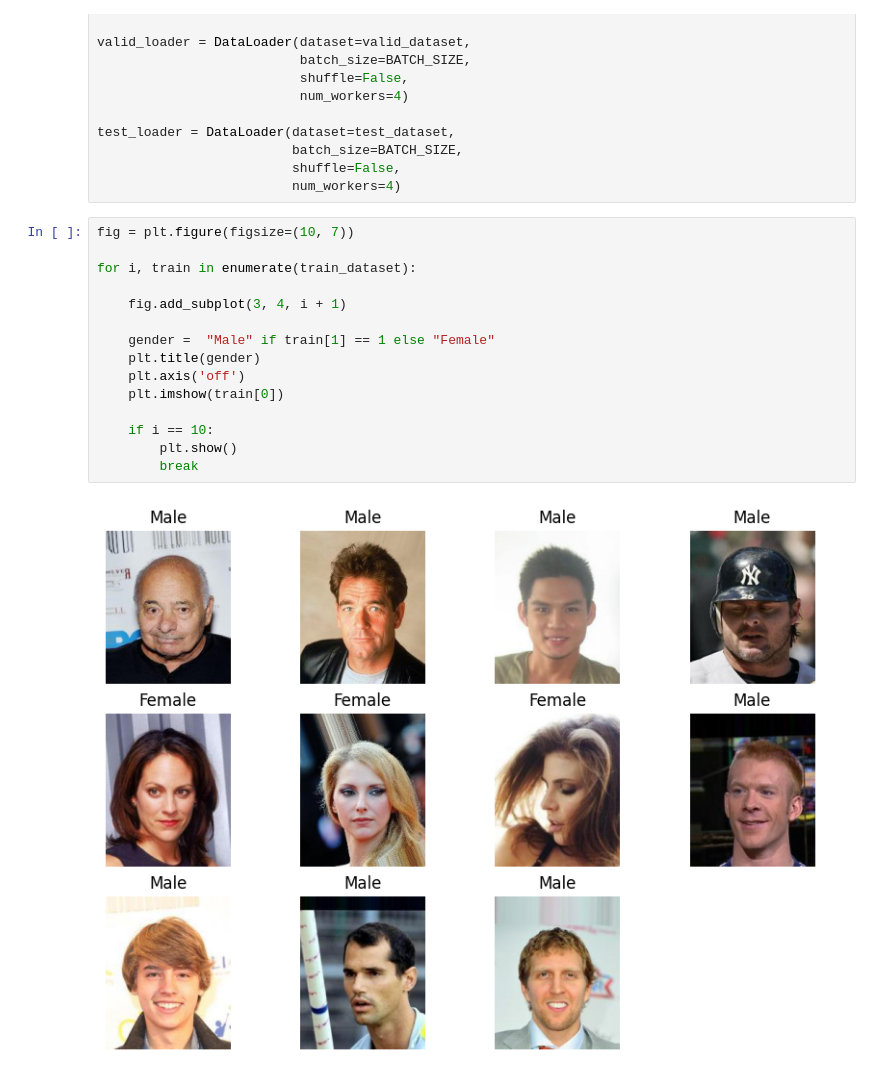
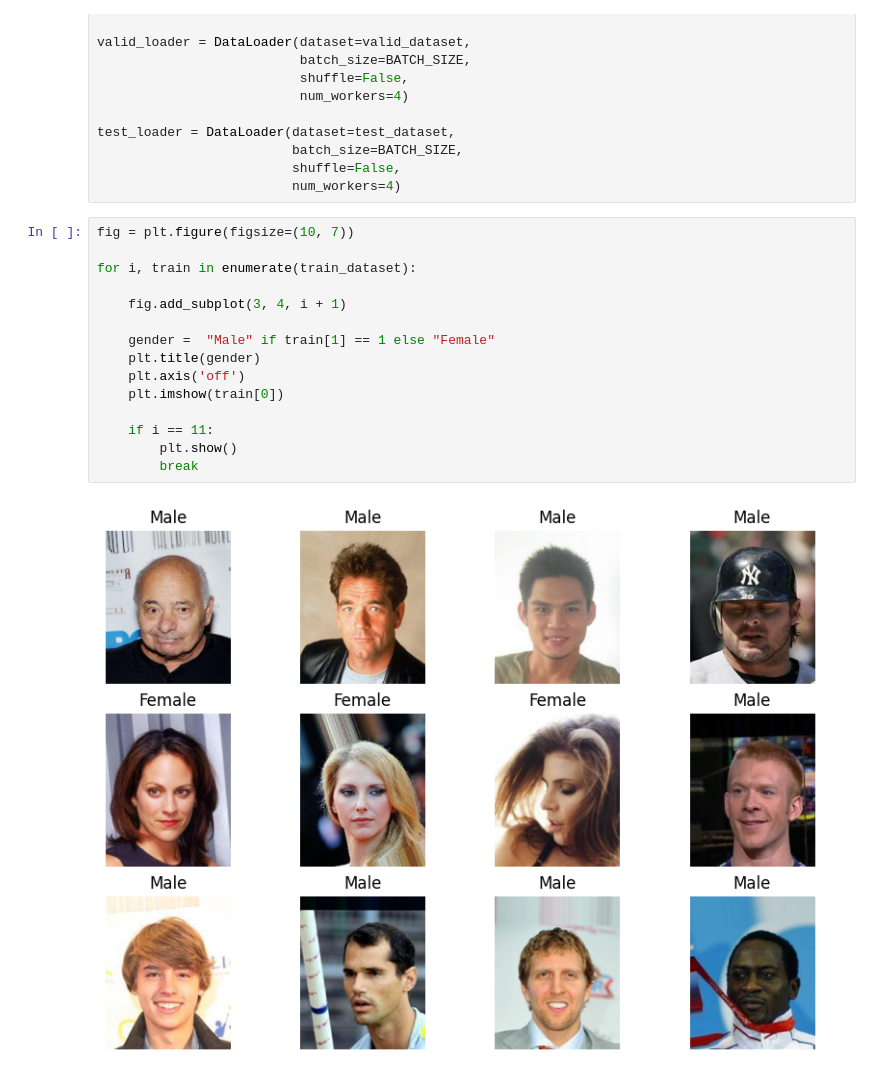
Before and after one commit to pranathadoddy/gender-prediction, a Jupyter notebook: resnet34.ipynb, the cells around one changed output. Saved outputs shown, nothing was run; the diff lists cells and outputs as text.

```diff
--- a/resnet34.ipynb
+++ b/resnet34.ipynb
@@ -163,17 +163,17 @@ test_loader = DataLoader(dataset=test_dataset,
 # %%
 fig = plt.figure(figsize=(10, 7))
 
 for i, train in enumerate(train_dataset):
 
     fig.add_subplot(3, 4, i + 1)
 
     gender =  "Male" if train[1] == 1 else "Female"
     plt.title(gender)
     plt.axis('off')
     plt.imshow(train[0])
 
-    if i == 10:
+    if i == 11:
         plt.show()
         break
 # %% [output]
-[figure, old version]
+[figure, new version]
```
